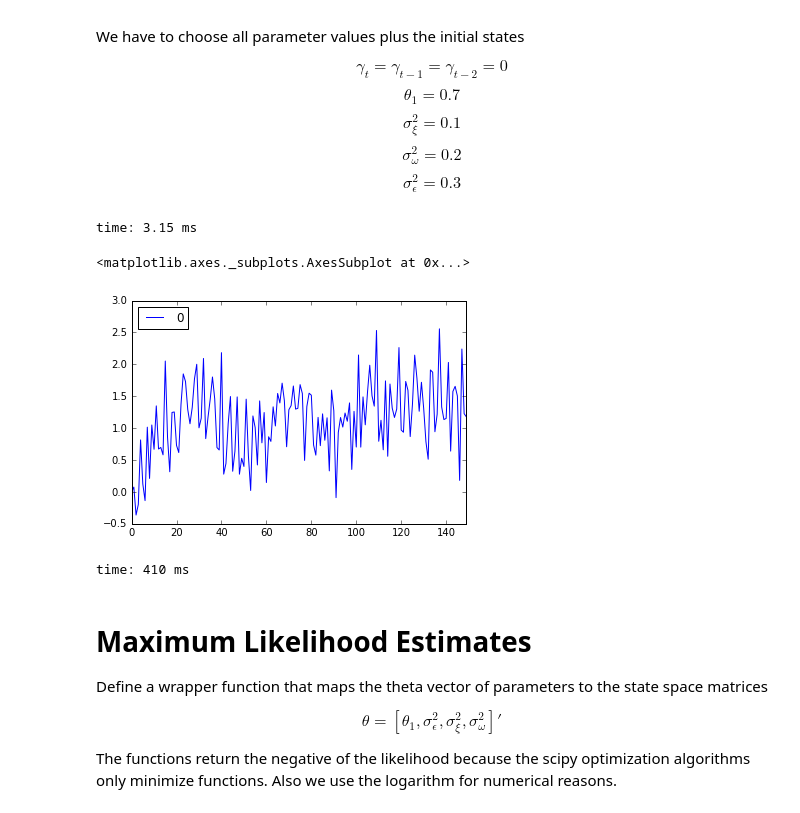
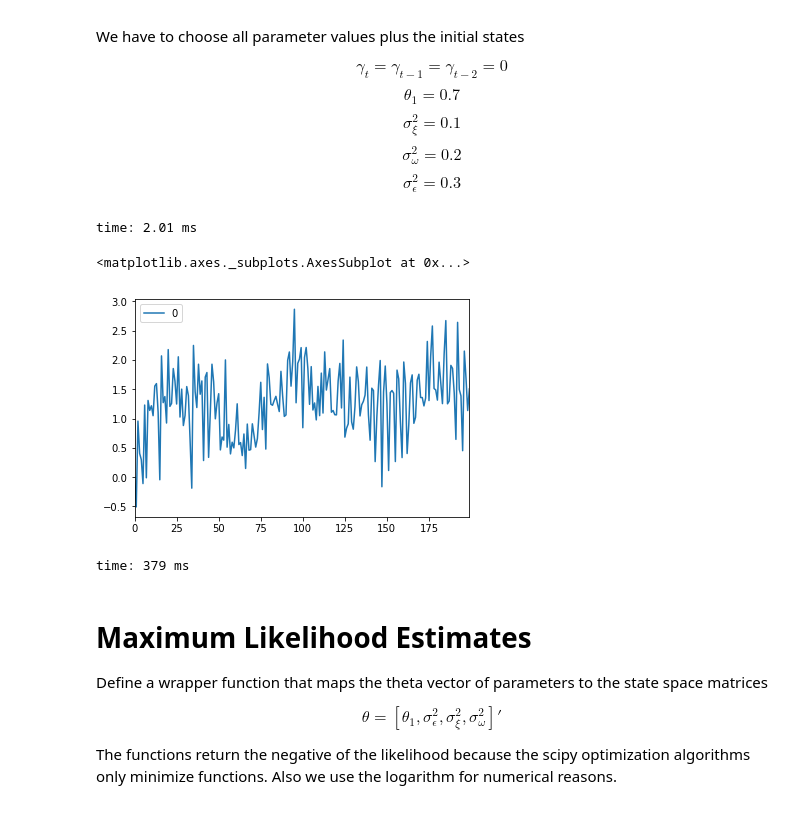
Before and after one commit to pedrobraz1990/BayesianEconometrics, a Jupyter notebook: FinalPaper.ipynb, the cells around one changed output. Cells and saved outputs as stored; diff of their text form; code cells hidden in the pictures.

```diff
--- a/FinalPaper.ipynb
+++ b/FinalPaper.ipynb
@@ -110,13 +110,13 @@ $$\sigma^2_\xi = 0.1$$
 $$\sigma^2_\omega = 0.2$$
 $$\sigma^2_\epsilon = 0.3$$
 # %%
-n = 150
+n = 200
 theta1 = 0.7
 sigmaXi = 0.1
 sigmaOmega = 0.2
 sigmaEpsilon = 0.3
 # %% [output]
-time: 3.15 ms
+time: 2.01 ms
 # %%
 y = np.array([0])
 mi = np.array([0])
@@ -128,35 +128,43 @@ ep = np.array([0])
 
 for i in range(1,n):
 
     # Level equation
     xi = np.append(xi,np.random.normal(scale=sigmaXi))
     mi = np.append(mi,mi[i-1]+xi[i])
 
     # Seasonality equation
     omega = np.append(omega,np.random.normal(scale=sigmaOmega))
     holder = 0
     if i-1 >= 0:
         holder -= gamma[i-1]
     if i-2 >= 0:
         holder -= gamma[i-2]
     if i-3 >= 0:
         holder -= gamma[i-3] * theta1
 
     gamma = np.append(gamma,holder+omega[i])
 
     # Series equation
     ep = np.append(ep,np.random.normal(scale=sigmaEpsilon))
     y = np.append(y,mi[i]+gamma[i]+ep[i])
 
 y = pd.DataFrame(y)
 mi = pd.DataFrame(mi)
 gamma = pd.DataFrame(gamma)
 
+nny = y.copy()
+probNan= 0.20
+for i in nny.index:
+    ran = np.random.uniform(size=nny.iloc[i].shape)
+    nny.iloc[i][ran<probNan] = np.nan
+
+
+
 y.plot()
 # %% [output]
 <matplotlib.axes._subplots.AxesSubplot at 0x...>
-[figure, old version]
+[figure, new version]
-time: 410 ms
+time: 379 ms
 # %% [markdown]
 # Maximum Likelihood Estimates
 
```
Also changed, not shown: parts of 35 cells of this notebook, 38 other files.
